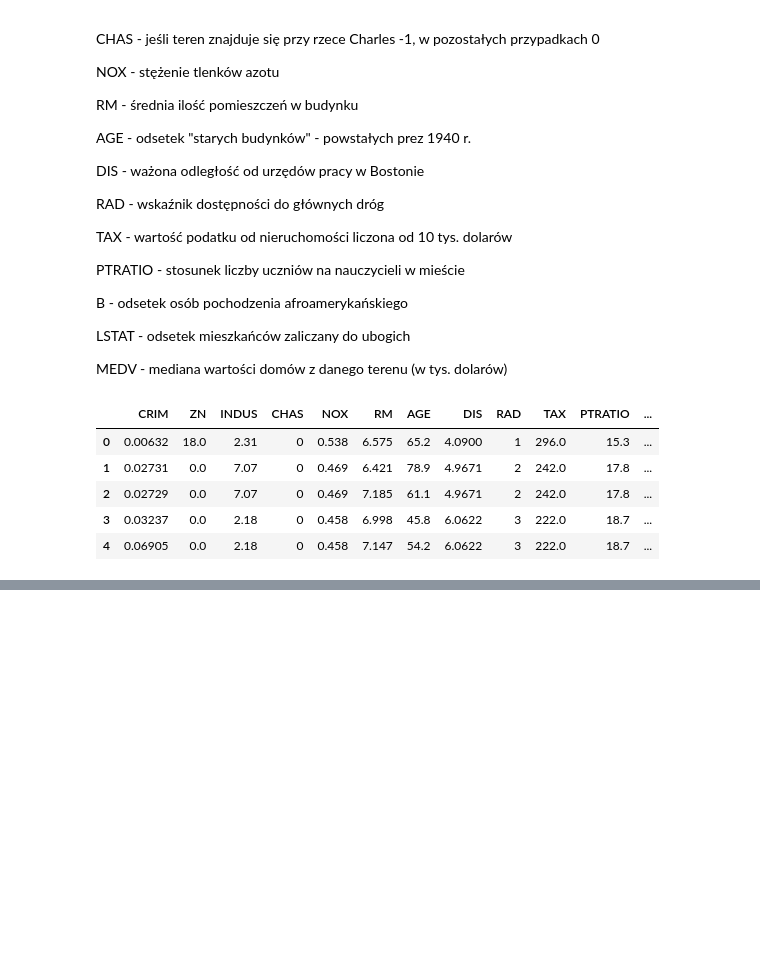
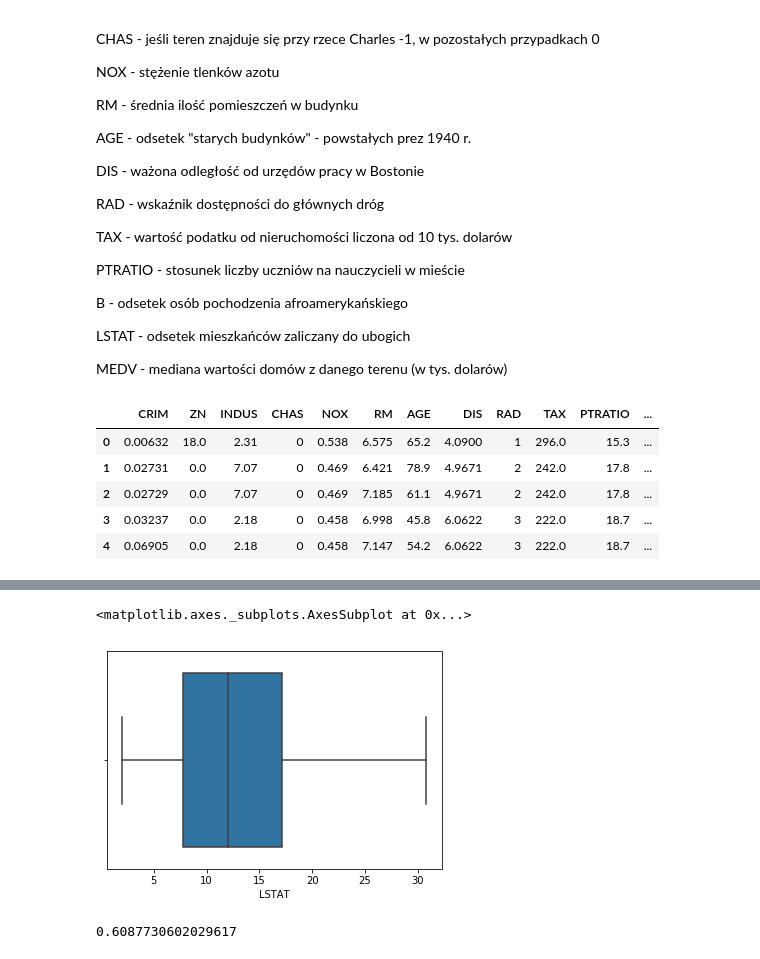
Before and after one commit to kgawelek/MachineLearning, a Jupyter notebook: scripts/houses_boston.ipynb, the cells around one changed output, grey strips where cells are left out. Drawn from its saved outputs; the diff is of its cells as text; code cells hidden in the pictures; blank space fills up the shorter version.

```diff
--- a/scripts/houses_boston.ipynb
+++ b/scripts/houses_boston.ipynb
@@ -88,0 +199,7 @@ sns.pairplot(data[cols])
+# %%
+Q1 = data1.quantile(0.25)
+Q3 = data1.quantile(0.75)
+# %%
+IQR = Q3 - Q1
+# %%
+outlier_condition = ((data1 < (Q1 - 1.5 * IQR)) | (data1 > Q3 + 1.5 * IQR))
@@ -88,0 +211,13 @@ sns.pairplot(data[cols])
+# %%
+sns.boxplot(data1_iqr['LSTAT'])
+# %% [output]
+<matplotlib.axes._subplots.AxesSubplot at 0x...>
+[figure, added]
+# %%
+X = data1_iqr['LSTAT'].values.reshape(-1,1)
+y = data1_iqr['MEDV'].values.reshape(-1,1)
+lr_iqr = LinearRegression()
+lr_iqr.fit(X, y)
+lr_iqr.score(X, y)
+# %% [output]
+0.6087730602029617
```
Also changed, not shown: parts of 26 cells of this notebook.
